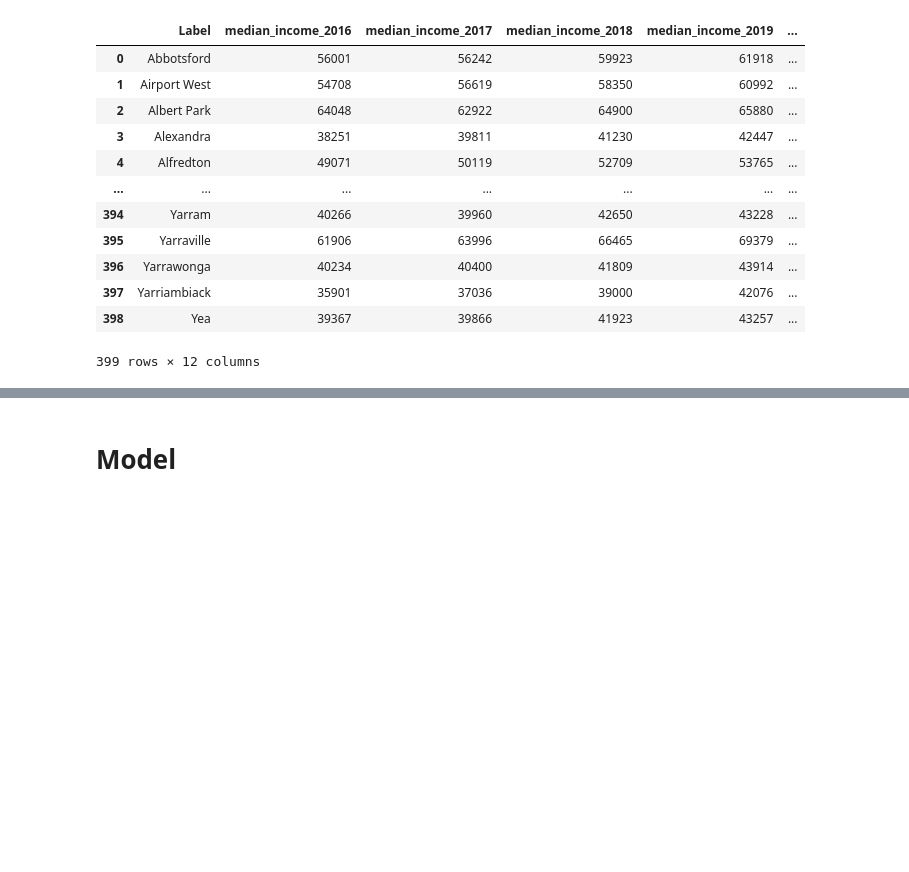
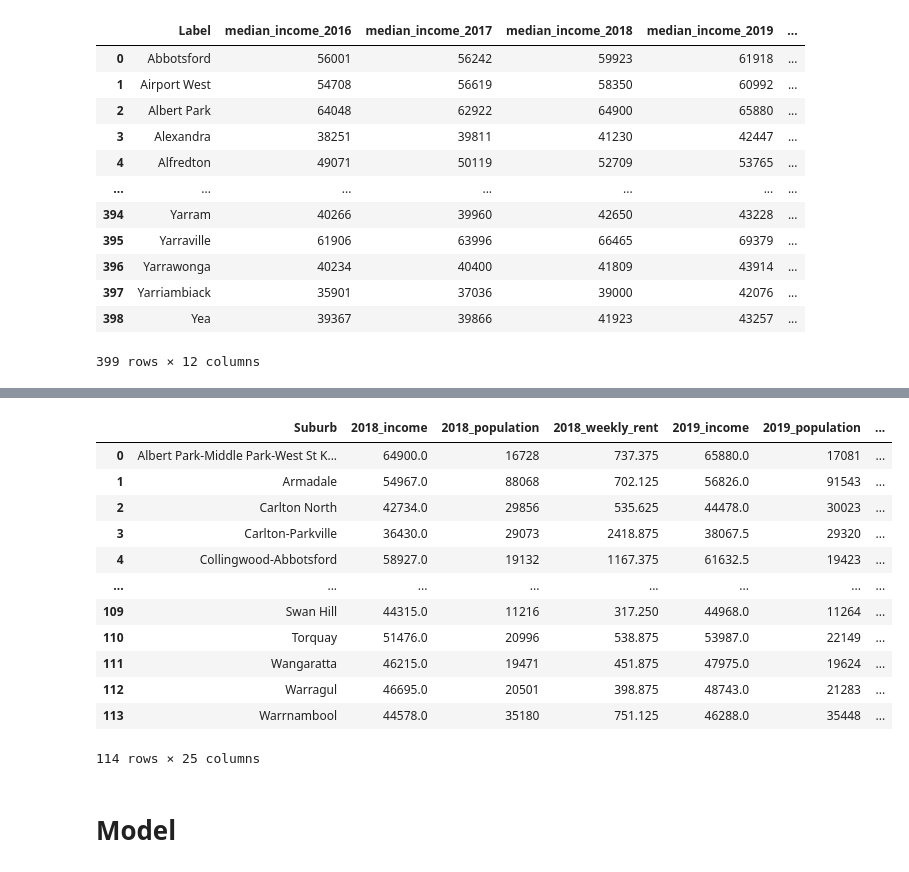
Before and after one commit to MAST30034-AppliedDataScience/project-2-group-real-estate-hexosergeantchelelebratebonitz, a Jupyter notebook: notebooks/Julian/rent_forecasting.ipynb, the cells around one changed output, grey strips where cells are left out. Cells and saved outputs as stored; diff of their text form; code cells hidden in the pictures; blank space fills up the shorter version.

```diff
--- a/notebooks/Julian/rent_forecasting.ipynb
+++ b/notebooks/Julian/rent_forecasting.ipynb
@@ -71,3 +43,18 @@ has_zeros = (df_weekly_rent[numeric_cols] == 0).any().any()
 print(f"Does df_weekly_rent have any zero values? {has_zeros}")
 # %% [output]
 Does df_weekly_rent have any zero values? False
+# %%
+df_new = df_weekly_rent.copy()
+
+population_years = [2018, 2019, 2020, 2021, 2022, 2023, 2024, 2025, 2026]
+for year in population_years:
+
+    # initialise population columns
+    population_column_name = f"{year}_population"
+    df_new[population_column_name] = 0
+
+    # initialise income columns
+    income_column_name = f"{year}_income"
+    df_new[income_column_name] = 0.0
+
+df_new
@@ -211,2 +224,20 @@ df_new
+# %%
+df_new = df_new[['Suburb'] + sorted(df_new.columns.drop('Suburb'))]
+df_new = df_new[(df_new != 0).all(axis=1)].reset_index(drop=True)
+df_new
+# %% [output]
+|  | Suburb | 2018_income | 2018_population | 2018_weekly_rent | 2019_income | 2019_population | ... |
+| 0 | Albert Park-Middle Park-West St K... | 64900.0 | 16728 | 737.375 | 65880.0 | 17081 | ... |
+| 1 | Armadale | 54967.0 | 88068 | 702.125 | 56826.0 | 91543 | ... |
+| 2 | Carlton North | 42734.0 | 29856 | 535.625 | 44478.0 | 30023 | ... |
+| 3 | Carlton-Parkville | 36430.0 | 29073 | 2418.875 | 38067.5 | 29320 | ... |
+| 4 | Collingwood-Abbotsford | 58927.0 | 19132 | 1167.375 | 61632.5 | 19423 | ... |
+| ... | ... | ... | ... | ... | ... | ... | ... |
+| 109 | Swan Hill | 44315.0 | 11216 | 317.250 | 44968.0 | 11264 | ... |
+| 110 | Torquay | 51476.0 | 20996 | 538.875 | 53987.0 | 22149 | ... |
+| 111 | Wangaratta | 46215.0 | 19471 | 451.875 | 47975.0 | 19624 | ... |
+| 112 | Warragul | 46695.0 | 20501 | 398.875 | 48743.0 | 21283 | ... |
+| 113 | Warrnambool | 44578.0 | 35180 | 751.125 | 46288.0 | 35448 | ... |
+114 rows × 25 columns
 # %% [markdown]
 # Model
```
Also changed, not shown: parts of 12 cells of this notebook.
